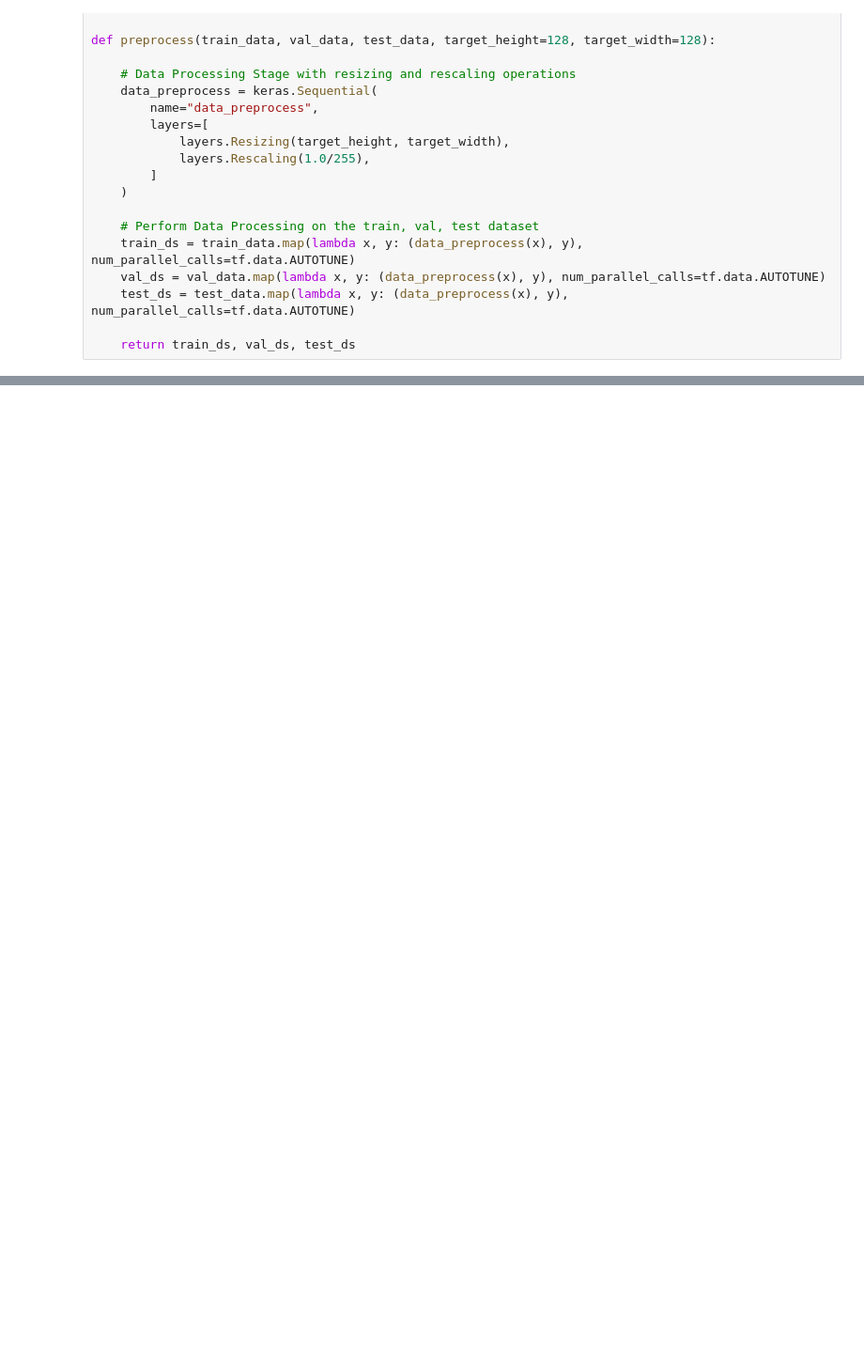
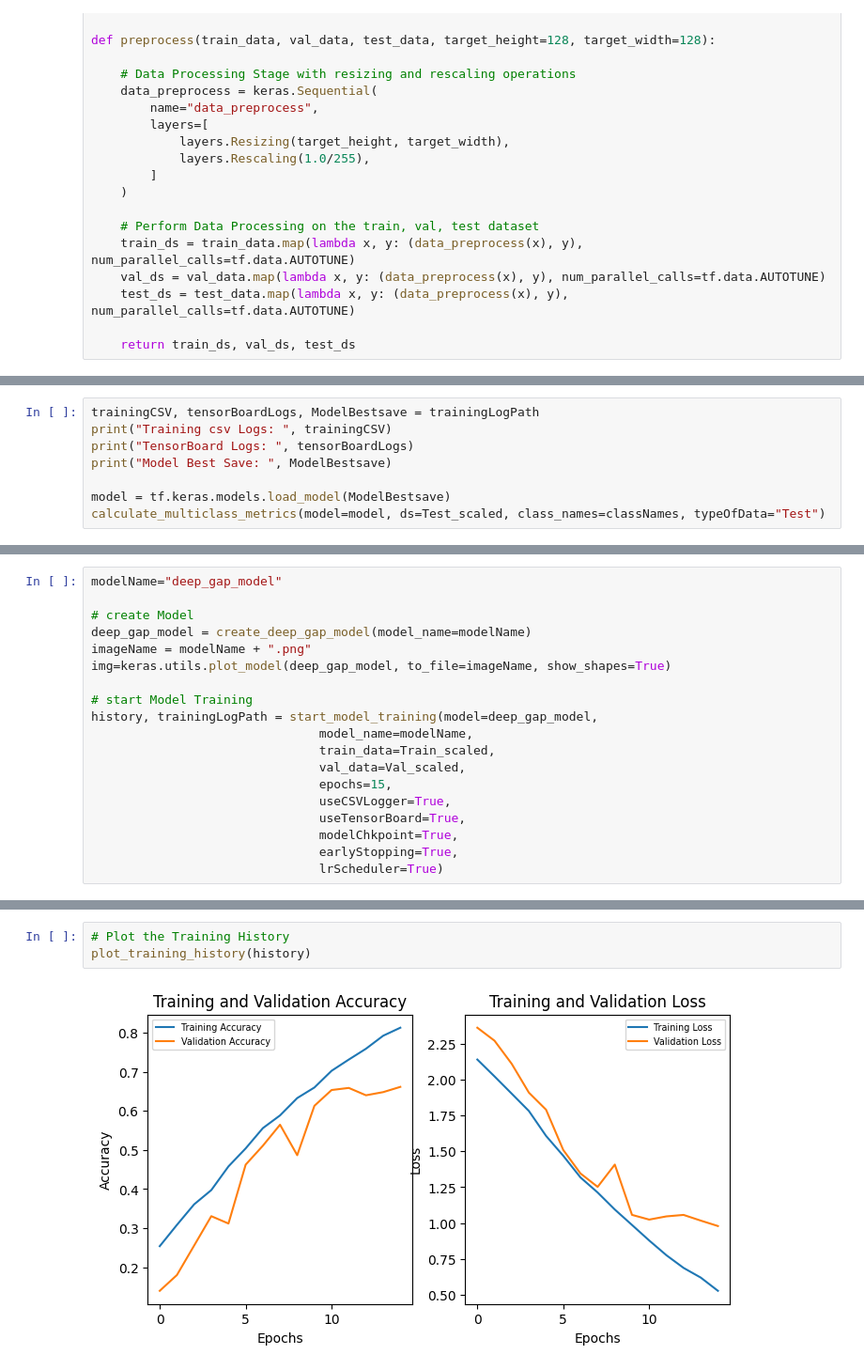
Before and after one commit to im-miracle/CV_Amazon_Cloth_Classify, a Jupyter notebook: notebooks/AmazonClothClassification_CNN_1.ipynb, the cells around one changed output, grey strips where cells are left out. Shown at 94% size. Drawn from its saved outputs; the diff is of its cells as text; blank space fills up the shorter version.

```diff
--- a/notebooks/AmazonClothClassification_CNN_1.ipynb
+++ b/notebooks/AmazonClothClassification_CNN_1.ipynb
@@ -264,0 +478,8 @@ plt.show()
+# %%
+trainingCSV, tensorBoardLogs, ModelBestsave = trainingLogPath
+print("Training csv Logs: ", trainingCSV)
+print("TensorBoard Logs: ", tensorBoardLogs)
+print("Model Best Save: ", ModelBestsave)
+
+model = tf.keras.models.load_model(ModelBestsave)
+calculate_multiclass_metrics(model=model, ds=Test_scaled, class_names=classNames, typeOfData="Test")
@@ -367,0 +554,19 @@ history
+# %%
+modelName="deep_gap_model"
+
+# create Model
+deep_gap_model = create_deep_gap_model(model_name=modelName)
+imageName = modelName + ".png"
+img=keras.utils.plot_model(deep_gap_model, to_file=imageName, show_shapes=True)
+
+# start Model Training
+history, trainingLogPath = start_model_training(model=deep_gap_model,
+                               model_name=modelName,
+                               train_data=Train_scaled,
+                               val_data=Val_scaled,
+                               epochs=15,
+                               useCSVLogger=True,
+                               useTensorBoard=True,
+                               modelChkpoint=True,
+                               earlyStopping=True,
+                               lrScheduler=True)
@@ -367,0 +591,5 @@ history
+# %%
+# Plot the Training History
+plot_training_history(history)
+# %% [output]
+[figure, added]
```
Also changed, not shown: parts of 32 cells of this notebook, 5 other files.
